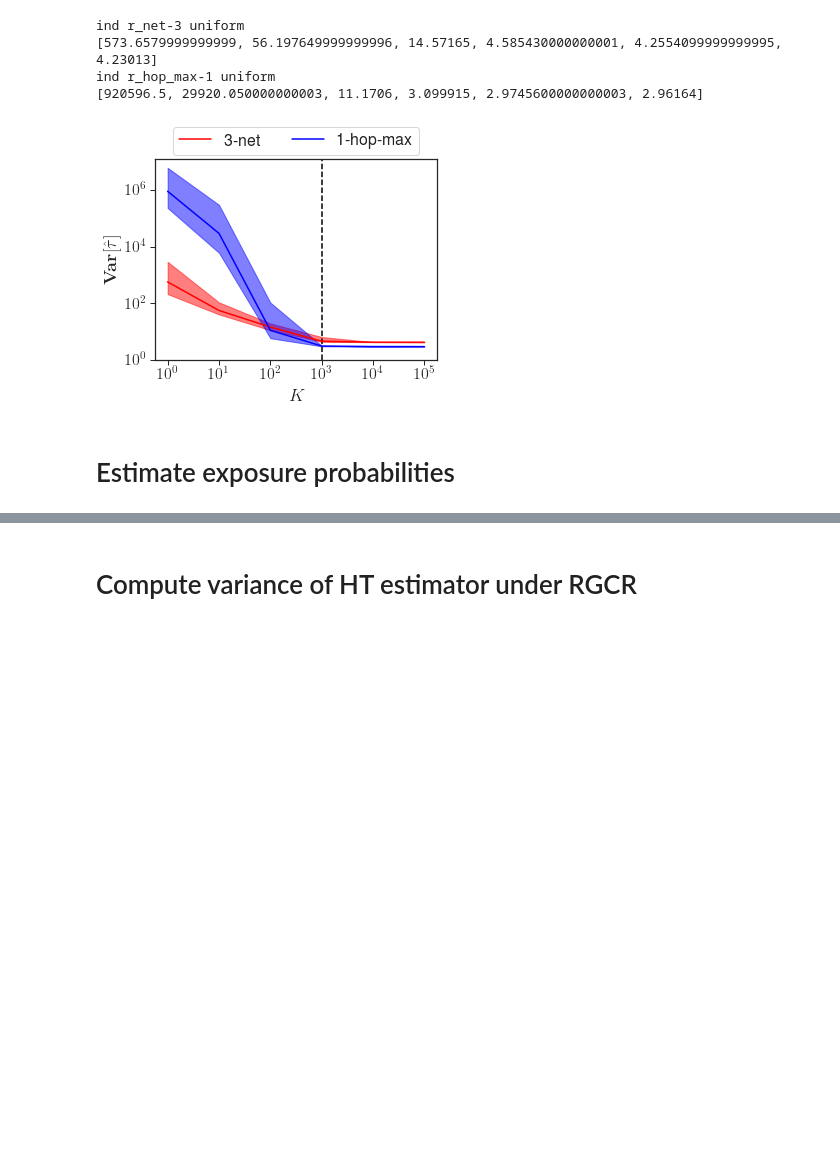
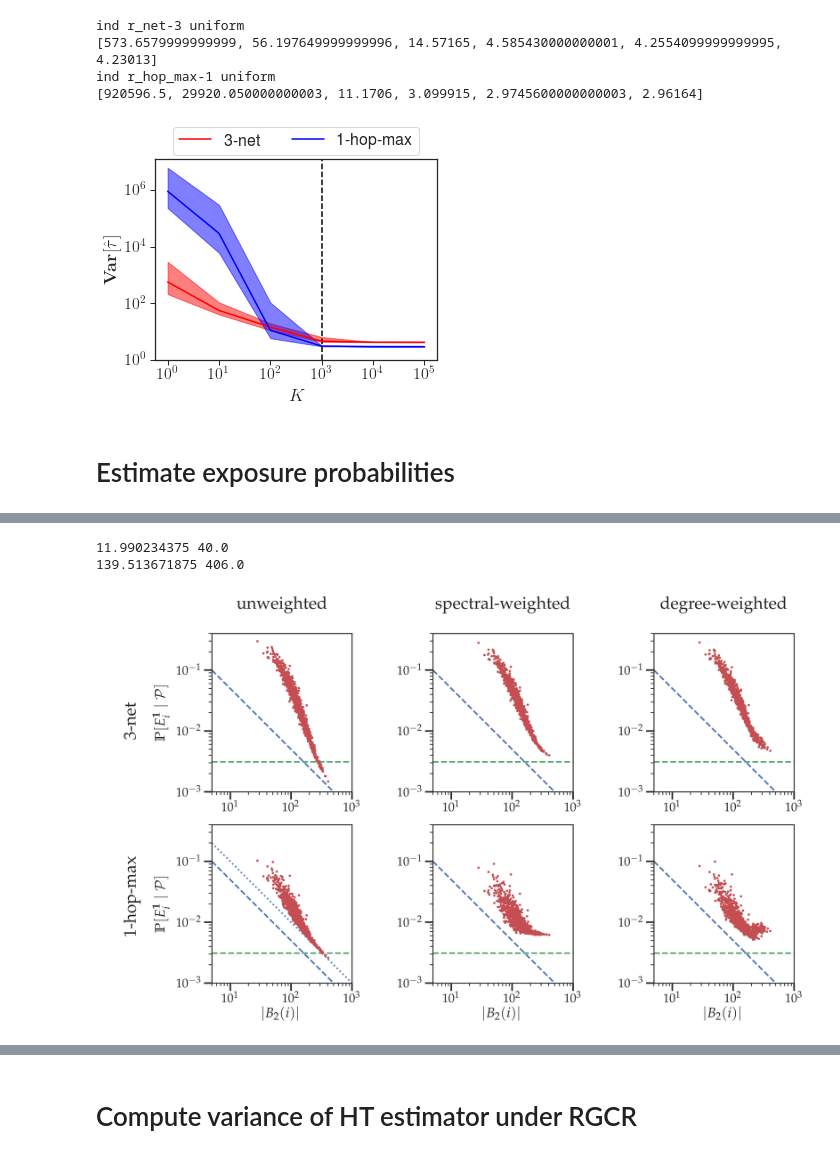
Before and after one commit to cleeyu/RGCR-code, a Jupyter notebook: intro.ipynb, the cells around one changed output, grey strips where cells are left out. Saved outputs shown, nothing was run; the diff lists cells and outputs as text; code cells hidden in the pictures; blank space fills up the shorter version.

```diff
--- a/intro.ipynb
+++ b/intro.ipynb
@@ -144,0 +205,79 @@ For details see usage_msg in estimate_rgcr_expo_prob.cpp
+# %%
+graph_name = 'SW32'
+n = 1024
+rand = 'ind'
+
+xmin = 5
+xmax = 1000
+lamb = 161.356
+
+d1 = np.loadtxt('dataset/' + graph_name + '-node_meta.txt', usecols=1, skiprows=1)
+d2 = np.loadtxt('dataset/' + graph_name + '-node_meta.txt', usecols=2, skiprows=1)
+eig2 = np.loadtxt('dataset/' + graph_name + '-node_meta.txt', usecols=7, skiprows=1)
+
+print(d1.mean(), d1.max())
+print(1+d2.mean(), 1+d2.max())
+
+methods = ['r_net-3', 'r_hop_max-1']
+weights = ['uniform', 'eig2', 'd1']
+
+# methods = ['r_net-3']
+# weights = ['uniform']
+
+fig = plt.figure(figsize=(13,8), dpi=300)
+gs = GridSpec(2, 4, width_ratios = [1,4,4,4])
+# gs = GridSpec(2, 3, width_ratios = [1,3,3,3])
+fsz = 18
+ax = plt.subplot(gs[:, 0])
+# txt = ax.text(0.15, 0.5, 'Small World', horizontalalignment='center', verticalalignment='center', transform=ax.transAxes, fontsize=fsz+8, rotation=90)
+txt = ax.text(0.75, 0.75, '3-net', horizontalalignment='center', verticalalignment='center', transform=ax.transAxes, fontsize=fsz+4, rotation=90)
+txt = ax.text(0.75, 0.25, '1-hop-max', horizontalalignment='center', verticalalignment='center', transform=ax.transAxes, fontsize=fsz+4, rotation=90)
+# txt.set_clip_on(False)
+ax.set_axis_off()
+
+for i, method in enumerate(methods):
+    for j, weight in enumerate(weights):
+        file_path = 'results/{}_stratified/{}/expo_prob/{}-{}-expo-mix128n-0.txt'.format(rand, graph_name, method, weight)
+        prob = np.loadtxt(file_path)
+        ax = plt.subplot(gs[i, j+1])
+
+        if (method == 'r_hop_max-1' and weight == 'uniform'):
+            ax.loglog([xmin, xmax],[1 / xmin, 1 / xmax], ls=':', lw=2, color='b')
+        ax.loglog([xmin, xmax],[0.5 / xmin, 0.5 / xmax], ls='--', lw=2, color='b')
+        ax.loglog([xmin, xmax],[0.5/lamb, 0.5/lamb], ls='--', lw=2, color='g')
+        ax.loglog((d2+1), prob, '.', color='r', ms=4)
+        if (i == 0):
+            title = 'unweighted'
+            if (weight == 'eig2'):
+                title = 'spectral-weighted'
+            if (weight == 'd1'):
+                title = 'degree-weighted'
+            ax.set_title(title, fontsize=fsz+4, verticalalignment='center')
+            ax.title.set_position([0.5, 1.15])
+        if (i == 1):
+            ax.set_xlabel(r'$|B_2(i)|$', fontsize=fsz)
+        if (j == 0):
+            ax.set_ylabel(r'$\mathrm{\mathbb{P}}[E_i ^{\mathbf{1}} \mid \mathcal{P}]$', fontsize=fsz)
+        ax.set_xbound(lower=xmin, upper=xmax)
+        ax.set_ybound(lower=1e-3, upper=0.4)
+
+        ax.xaxis.set_tick_params(which='major', width=2, size=10)
+        ax.xaxis.set_tick_params(which='minor', width=1, size=4)
+        ax.yaxis.set_tick_params(which='major', width=2, size=10)
+        ax.yaxis.set_tick_params(which='minor', width=1, size=4)
+#         ax.grid()
+
+        """ Advanced: set the ticker label size """
+        plt.setp(ax.get_xticklabels(), fontsize=fsz-2)  ## setp means 'set property'
+        plt.setp(ax.get_yticklabels(), fontsize=fsz-2)
+
+        ax.set_aspect('equal', 'box')
+
+fig.tight_layout()
+# fig.savefig("fig/prob-SW-all.pdf")
+# fig.savefig("fig/prob-SW-all.png")
+plt.show()
+# %% [output]
+11.990234375 40.0
+139.513671875 406.0
+[figure, added]
```
Also changed, not shown: parts of 11 cells of this notebook, 2 other files.
